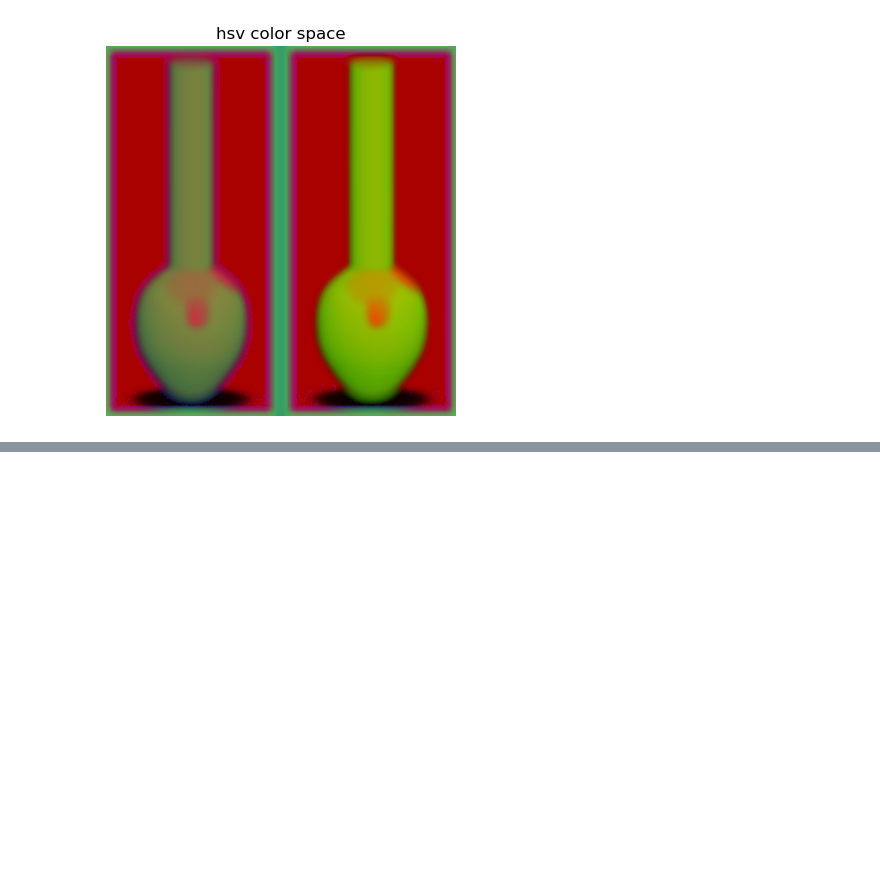
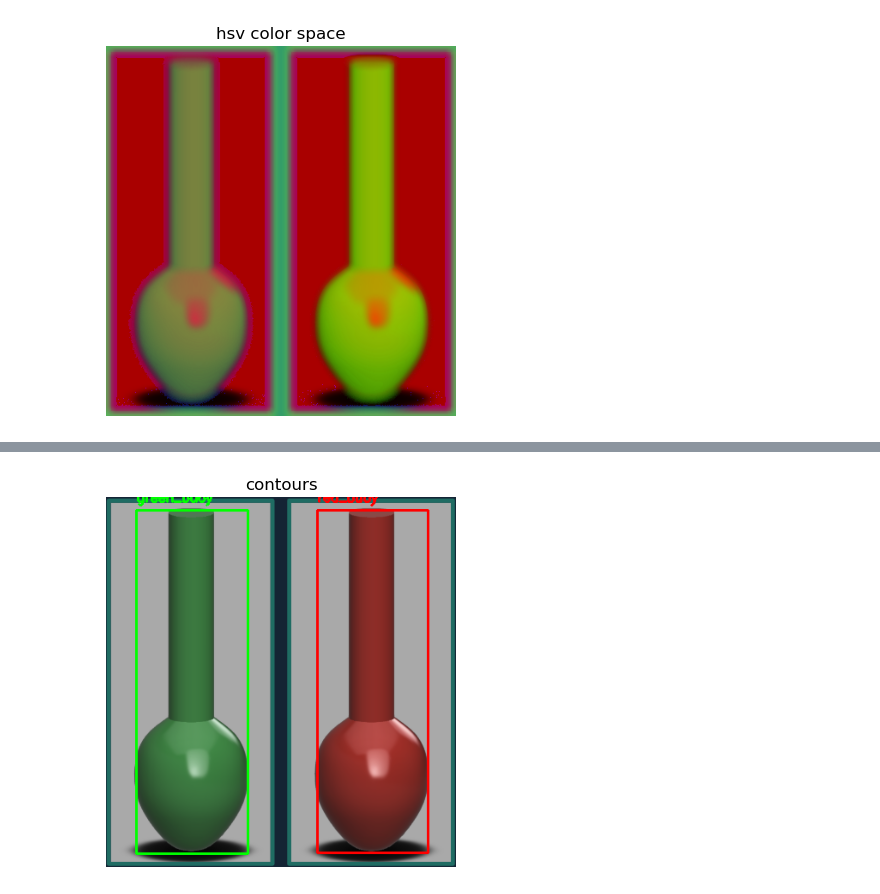
Before and after one commit to PaintDumpster/ec_vision, a Jupyter notebook: src/vision.ipynb, the cells around one changed output, grey strips where cells are left out. Cells and saved outputs as stored; diff of their text form; code cells hidden in the pictures; blank space fills up the shorter version.

```diff
--- a/src/vision.ipynb
+++ b/src/vision.ipynb
@@ -74,0 +78,21 @@ show_image(mask, 'mask')
+# %%
+def get_contour(mask, image, min_area):
+    contours, _ = cv.findContours(mask, cv.RETR_EXTERNAL, cv.CHAIN_APPROX_SIMPLE)
+    for cnt in contours:
+        area = cv.contourArea(cnt)
+        if area > min_area:
+            if mask is mask_g:
+                x, y, w, h = cv.boundingRect(cnt)
+                cv.rectangle(image, (x, y), (x + w, y + h), (0, 255, 0), 2)
+                cv.putText(image, 'green_buoy', (x, y - 10), cv.FONT_HERSHEY_SIMPLEX, 0.5, (0, 255, 0), 2)
+            elif mask is mask_r:
+                x, y, w, h = cv.boundingRect(cnt)
+                cv.rectangle(image, (x, y), (x + w, y + h), (0, 0, 255), 2)
+                cv.putText(image, 'red_buoy', (x, y - 10), cv.FONT_HERSHEY_SIMPLEX, 0.5, (0, 0, 255), 2)
+    return None
+# %%
+get_contour(mask_g, red_green, 1000)
+get_contour(mask_r, red_green, 1000)
+show_image(red_green, 'contours')
+# %% [output]
+[figure, added]
```
Also changed, not shown: parts of 4 cells of this notebook.
